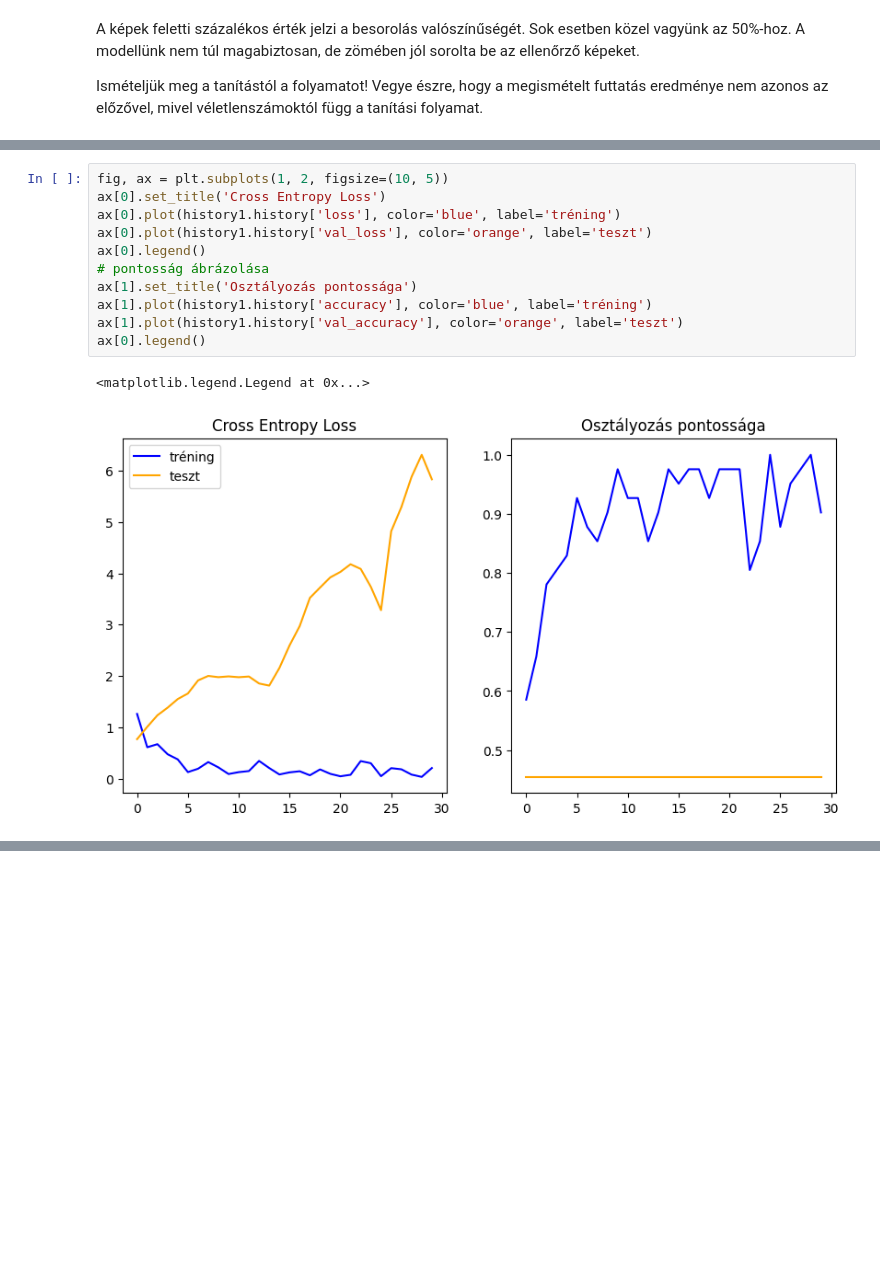
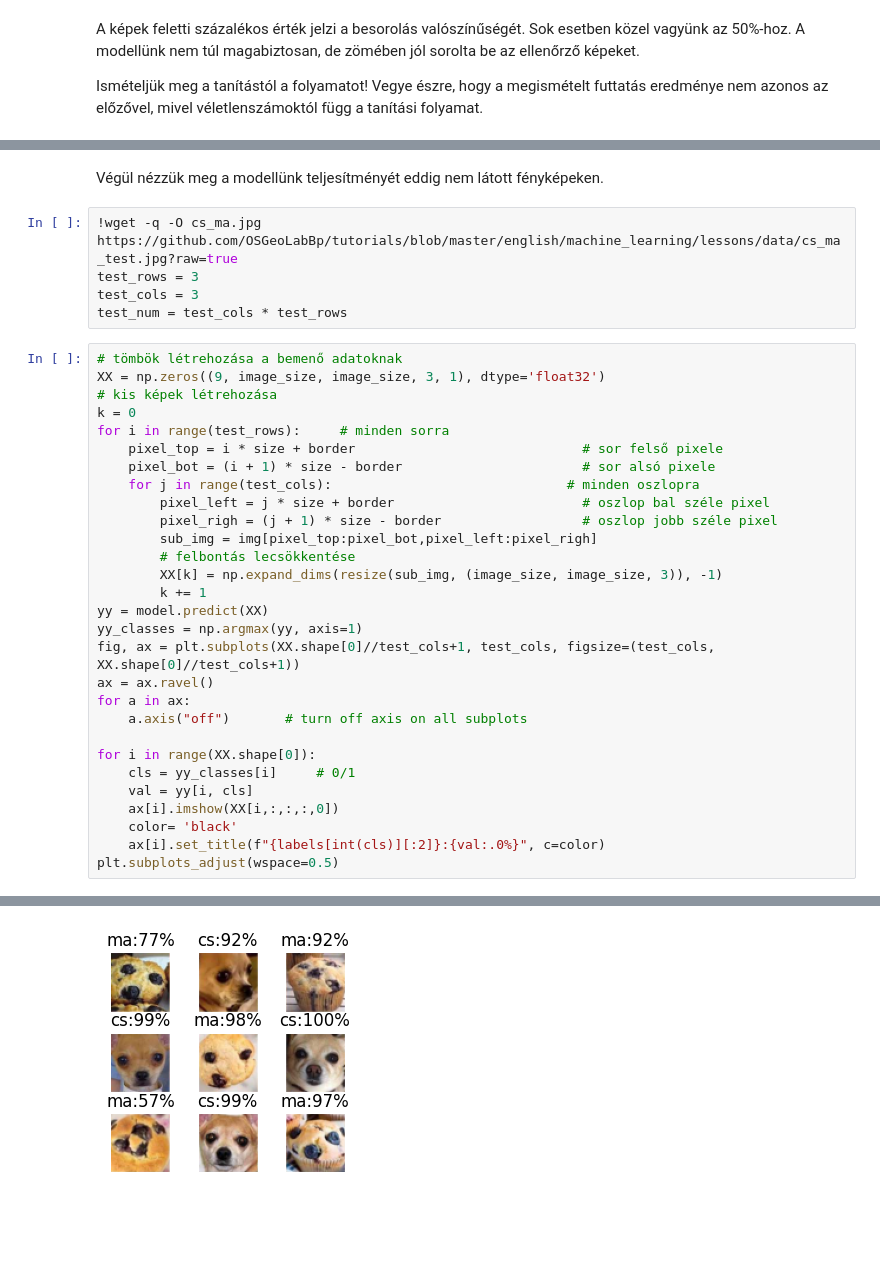
Before and after one commit to OSGeoLabBp/tutorials, a Jupyter notebook: hungarian/machine_learning/lessons/csivava.ipynb, the cells around one changed output, grey strips where cells are left out. Drawn from its saved outputs; the diff is of its cells as text; blank space fills up the shorter version.

Commit message:
Independent test added

```diff
--- a/hungarian/machine_learning/lessons/csivava.ipynb
+++ b/hungarian/machine_learning/lessons/csivava.ipynb
@@ -301,14 +214,37 @@ Pontosság tanító adatokra: 51.2%
-# %%
-fig, ax = plt.subplots(1, 2, figsize=(10, 5))
-ax[0].set_title('Cross Entropy Loss')
-ax[0].plot(history1.history['loss'], color='blue', label='tréning')
-ax[0].plot(history1.history['val_loss'], color='orange', label='teszt')
-ax[0].legend()
-# pontosság ábrázolása
-ax[1].set_title('Osztályozás pontossága')
-ax[1].plot(history1.history['accuracy'], color='blue', label='tréning')
-ax[1].plot(history1.history['val_accuracy'], color='orange', label='teszt')
-ax[0].legend()
-# %% [output]
-<matplotlib.legend.Legend at 0x...>
-[figure, removed]
+# %% [markdown]
+Végül nézzük meg a modellünk teljesítményét eddig nem látott fényképeken.
+# %%
+!wget -q -O cs_ma.jpg https://github.com/OSGeoLabBp/tutorials/blob/master/english/machine_learning/lessons/data/cs_ma_test.jpg?raw=true
+test_rows = 3
+test_cols = 3
+test_num = test_cols * test_rows
+# %%
+# tömbök létrehozása a bemenő adatoknak
+XX = np.zeros((9, image_size, image_size, 3, 1), dtype='float32')
+# kis képek létrehozása
+k = 0
+for i in range(test_rows):     # minden sorra
+    pixel_top = i * size + border                             # sor felső pixele
+    pixel_bot = (i + 1) * size - border                       # sor alsó pixele
+    for j in range(test_cols):                              # minden oszlopra
+        pixel_left = j * size + border                        # oszlop bal széle pixel
+        pixel_righ = (j + 1) * size - border                  # oszlop jobb széle pixel
+        sub_img = img[pixel_top:pixel_bot,pixel_left:pixel_righ]
+        # felbontás lecsökkentése
+        XX[k] = np.expand_dims(resize(sub_img, (image_size, image_size, 3)), -1)
+        k += 1
+yy = model.predict(XX)
+yy_classes = np.argmax(yy, axis=1)
+fig, ax = plt.subplots(XX.shape[0]//test_cols+1, test_cols, figsize=(test_cols, XX.shape[0]//test_cols+1))
+ax = ax.ravel()
+for a in ax:
+    a.axis("off")       # turn off axis on all subplots
+
+for i in range(XX.shape[0]):
+    cls = yy_classes[i]     # 0/1
+    val = yy[i, cls]
+    ax[i].imshow(XX[i,:,:,:,0])
+    color= 'black'
+    ax[i].set_title(f"{labels[int(cls)][:2]}:{val:.0%}", c=color)
+plt.subplots_adjust(wspace=0.5)
+# %% [output]
@@ -314,0 +252 @@ ax[0].legend()
+[figure, added]
```
Also changed, not shown: parts of 11 cells of this notebook.
